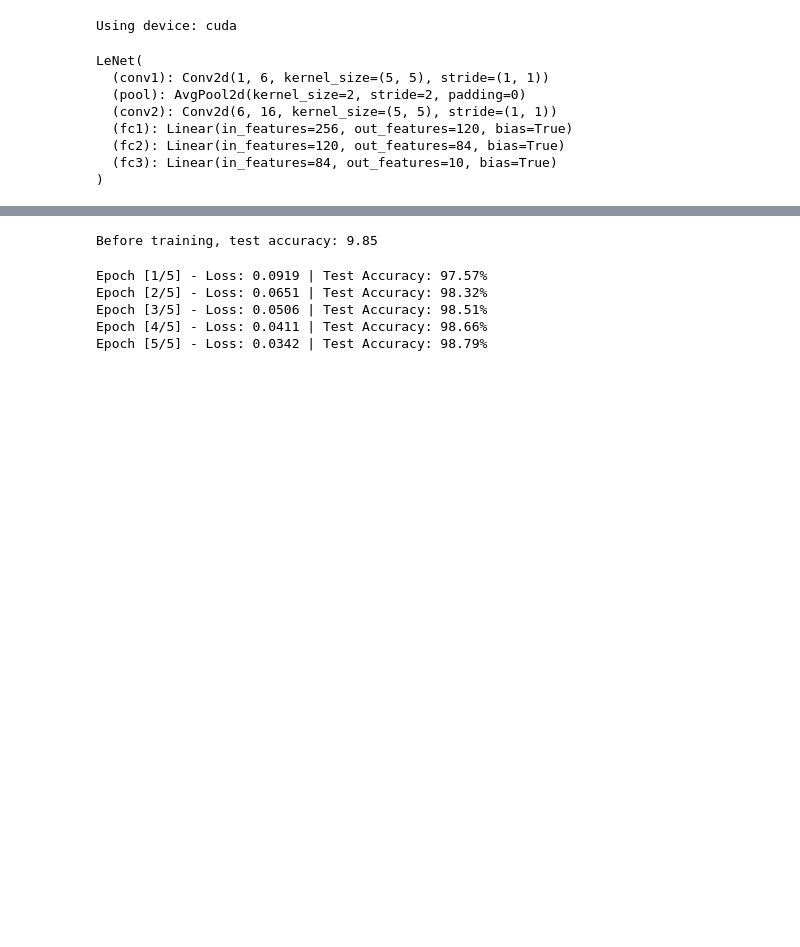
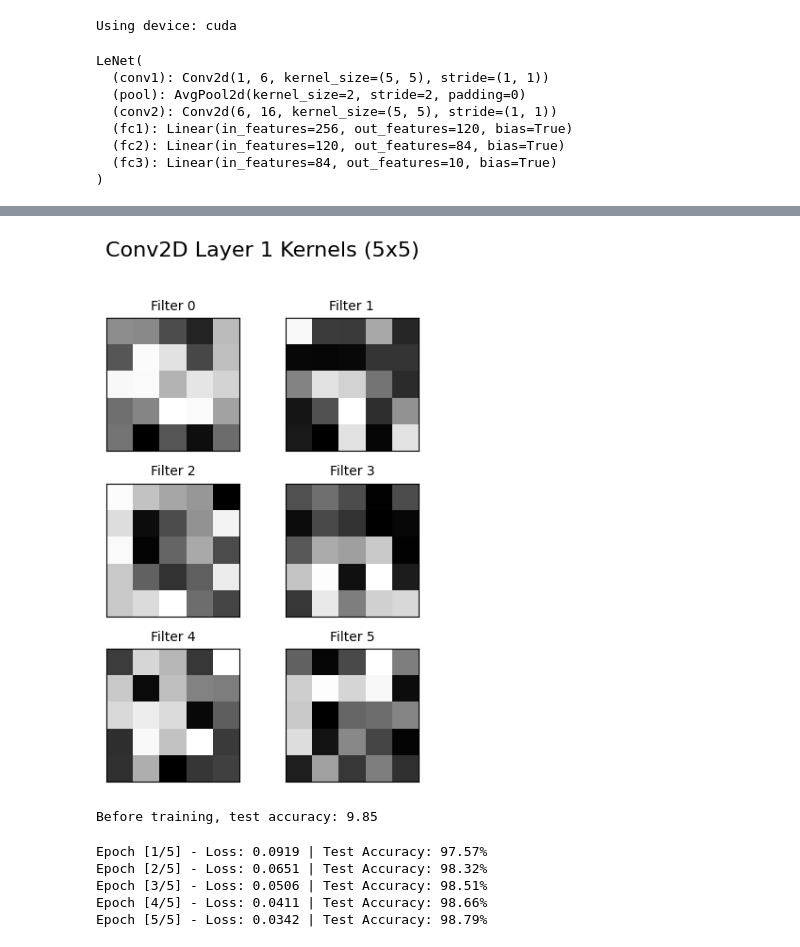
Before and after one commit to OhMyBreee/Deep-Learning---Assignment-I, a Jupyter notebook: notebooks/CNNBaseline.ipynb, the cells around one changed output, grey strips where cells are left out. Drawn from its saved outputs; the diff is of its cells as text; code cells hidden in the pictures; blank space fills up the shorter version.

```diff
--- a/notebooks/CNNBaseline.ipynb
+++ b/notebooks/CNNBaseline.ipynb
@@ -64,3 +67,16 @@ LeNet(
   (fc2): Linear(in_features=120, out_features=84, bias=True)
   (fc3): Linear(in_features=84, out_features=10, bias=True)
 )
+# %%
+# Assuming 'model' is your PyTorch model instance
+conv_layer = model.conv1 # Replace 'conv1' with the actual layer name
+
+# 1. Access the weight tensor
+kernel_tensor = conv_layer.weight
+
+# 2. Detach from the graph and move to CPU for printing/analysis
+kernel_values = kernel_tensor.detach().cpu().numpy()
+
+# 3. Print the shape and values
+print(f"Kernel Shape: {kernel_values.shape}")
+print(f"Kernel Values:\n{kernel_values}")
@@ -67,3 +101,32 @@ LeNet(
+# %%
+# Squeeze the In_Channels dimension if it's 1 (e.g., for MNIST)
+kernels_to_plot = kernel_values.squeeze(axis=1)
+
+# The new shape is (Out_Channels, H, W)
+num_filters = kernels_to_plot.shape[0]
+kernel_height = kernels_to_plot.shape[1]
+# %%
+# Determine the grid size (e.g., 8x8, 4x8, etc.)
+rows = int(np.ceil(np.sqrt(num_filters)))
+cols = int(np.ceil(num_filters / rows))
+
+fig, axes = plt.subplots(rows, cols, figsize=(cols*2, rows*2))
+fig.suptitle(f"Conv2D Layer 1 Kernels ({kernel_height}x{kernel_height})", fontsize=16)
+
+for i, ax in enumerate(axes.flat):
+    if i < num_filters:
+        # Use imshow to display the 2D kernel slice
+        ax.imshow(kernels_to_plot[i], cmap='gray')
+        ax.set_title(f'Filter {i}', fontsize=10)
+
+    # Hide axis ticks for a cleaner visualization
+    ax.set_xticks([])
+    ax.set_yticks([])
+
+plt.tight_layout(rect=[0, 0, 1, 0.96]) # Adjust for suptitle
+plt.show()
+# %% [output]
+[figure, added]
 # %%
 # =========================================
 # 4. Training Setup
```
Also changed, not shown: parts of 3 cells of this notebook, 1 other file.
